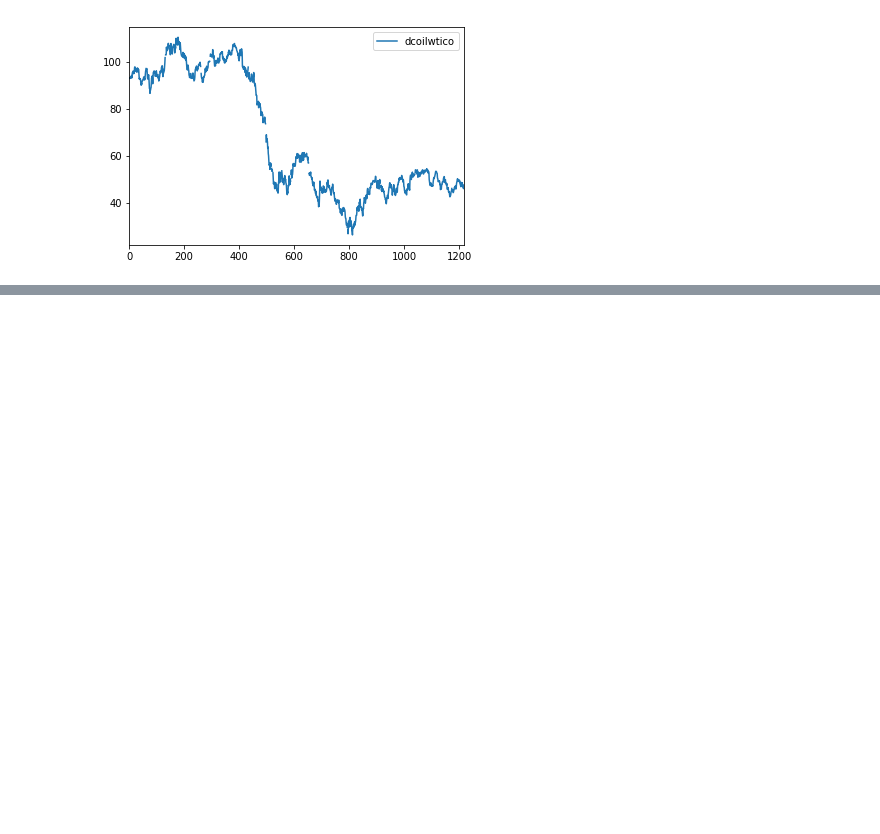
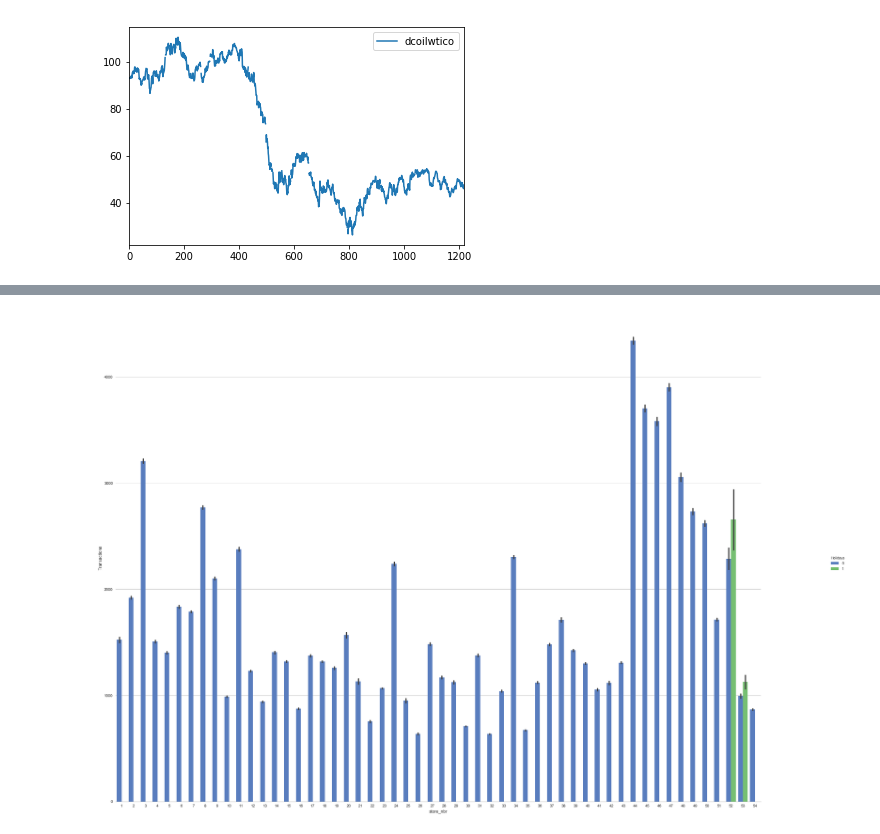
Before and after one commit to erstrong/FavoritaGrocery, a Jupyter notebook: EDA-RK.ipynb, the cells around one changed output, grey strips where cells are left out. Drawn from its saved outputs; the diff is of its cells as text; code cells hidden in the pictures; blank space fills up the shorter version.

```diff
--- a/EDA-RK.ipynb
+++ b/EDA-RK.ipynb
@@ -61,0 +40,9 @@ array(['GROCERY I', 'CLEANING', 'BREAD/BAKERY', 'DELI', 'POULTRY', 'EGGS',
+# %%
+transactions=pd.read_csv('transactions_clean.csv')
+transactions['date'] =  pd.to_datetime(transactions['date'], format='%Y/%m/%d')
+# %%
+# Transactions made on holidays
+trans=transactions.melt(id_vars='date')
+trans=trans.rename(columns={'variable':'store_nbr'})
+trans['store_nbr']=trans['store_nbr'].astype(int)
+trans=trans.merge(stores, on='store_nbr',how='left')
@@ -61,0 +56,13 @@ array(['GROCERY I', 'CLEANING', 'BREAD/BAKERY', 'DELI', 'POULTRY', 'EGGS',
+# %%
+def isAHoliday(date,city,state):
+    for index,rows in holidays.iterrows():
+        if(rows['locale']=='National' and rows['date']==date):
+            return 1
+        elif(rows['date']==date and rows['locale_name']==city):
+            return 1
+        elif(rows['date']==date and rows['locale_name']==state):
+            return 1
+        else:
+            return 0
+# %%
+trans['Holidays']=trans.apply(lambda x:isAHoliday(x['date'],x['city'],x['state']),axis=1)
@@ -61,0 +89,13 @@ array(['GROCERY I', 'CLEANING', 'BREAD/BAKERY', 'DELI', 'POULTRY', 'EGGS',
+# %%
+#transaction on Holidays
+import seaborn as sns
+plt.close('all')
+sns.set(style="whitegrid")
+g = sns.factorplot(x="store_nbr", y="value", hue="Holidays", data=trans,
+                   size=6, kind="bar", palette="muted")
+g.fig.set_size_inches(30,20)
+g.despine(left=True)
+g.set_ylabels("Transactions")
+plt.show()
+# %% [output]
+[figure, added]
```
Also changed, not shown: parts of 19 cells of this notebook, 1 other file.
